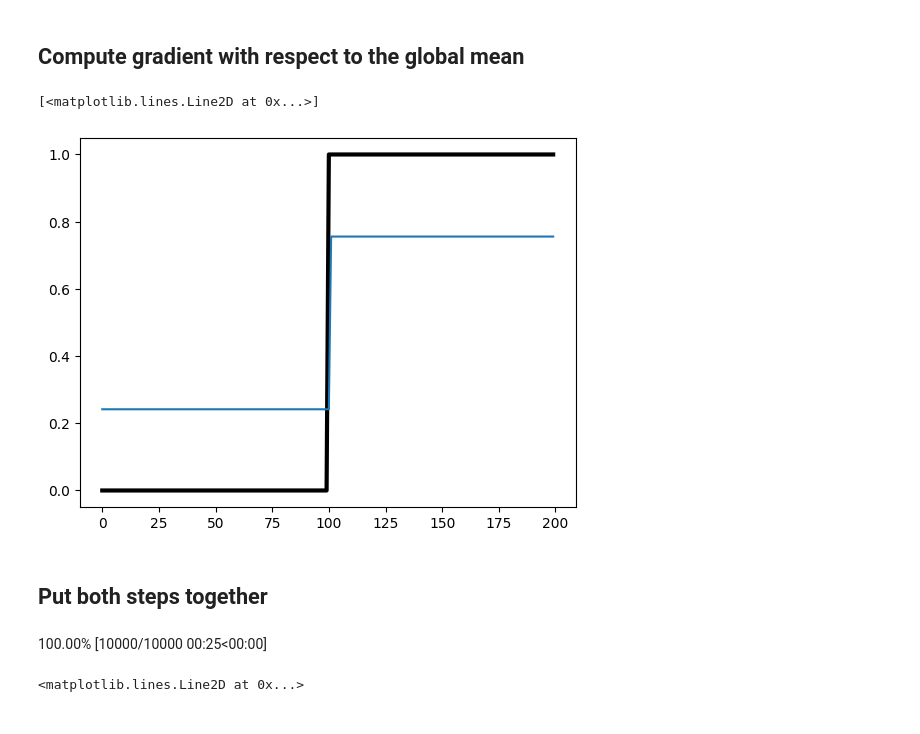
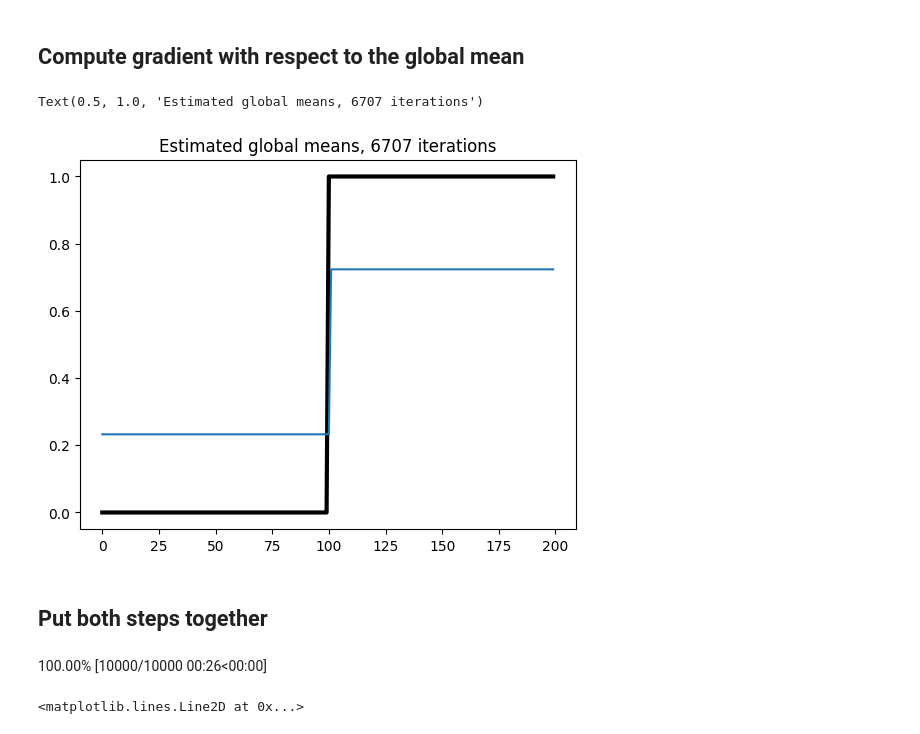
Before and after one commit to emdupre/bayes-ca, a Jupyter notebook: experiments/hierarchical_stagger_jump.ipynb, the cells around one changed output. Drawn from its saved outputs; the diff is of its cells as text; code cells hidden in the pictures.

Commit message:
Add tolerance check on prox_update_global_mean loop

```diff
--- a/experiments/hierarchical_stagger_jump.ipynb
+++ b/experiments/hierarchical_stagger_jump.ipynb
@@ -164,14 +164,20 @@ stepsize = 0.001
 global_means = jnp.zeros(num_timesteps)
 
 for i in range(10000):
-    global_means = prox_update_global_mean(
+    step_means = prox_update_global_mean(
         stepsize, global_means, subj_means, sigmasq_subj, mu_pri, sigmasq_pri, hazard_rates)
+    if not jnp.allclose(global_means, step_means, atol=1e-5):
+        global_means = step_means
+    else:
+        global_means = step_means
+        break
 # %%
 plt.plot(true_global_means, '-k', lw=3)
 plt.plot(global_means)
+plt.title(f'Estimated global means, {i} iterations')
 # %% [output]
-[<matplotlib.lines.Line2D at 0x...>]
+Text(0.5, 1.0, 'Estimated global means, 6707 iterations')
-[figure, old version]
+[figure, new version]
 # %% [markdown]
 ## Put both steps together
 # %%
@@ -214,7 +220,7 @@ for itr in progress_bar(range(10000)):
         hazard_rates
     )
 # %% [output]
-100.00% [10000/10000 00:25<00:00]
+100.00% [10000/10000 00:26<00:00]
 # %%
 plt.plot(true_global_means, '-k', lw=3)
 plt.plot(global_means)
```
Also changed, not shown: parts of 6 cells of this notebook.
